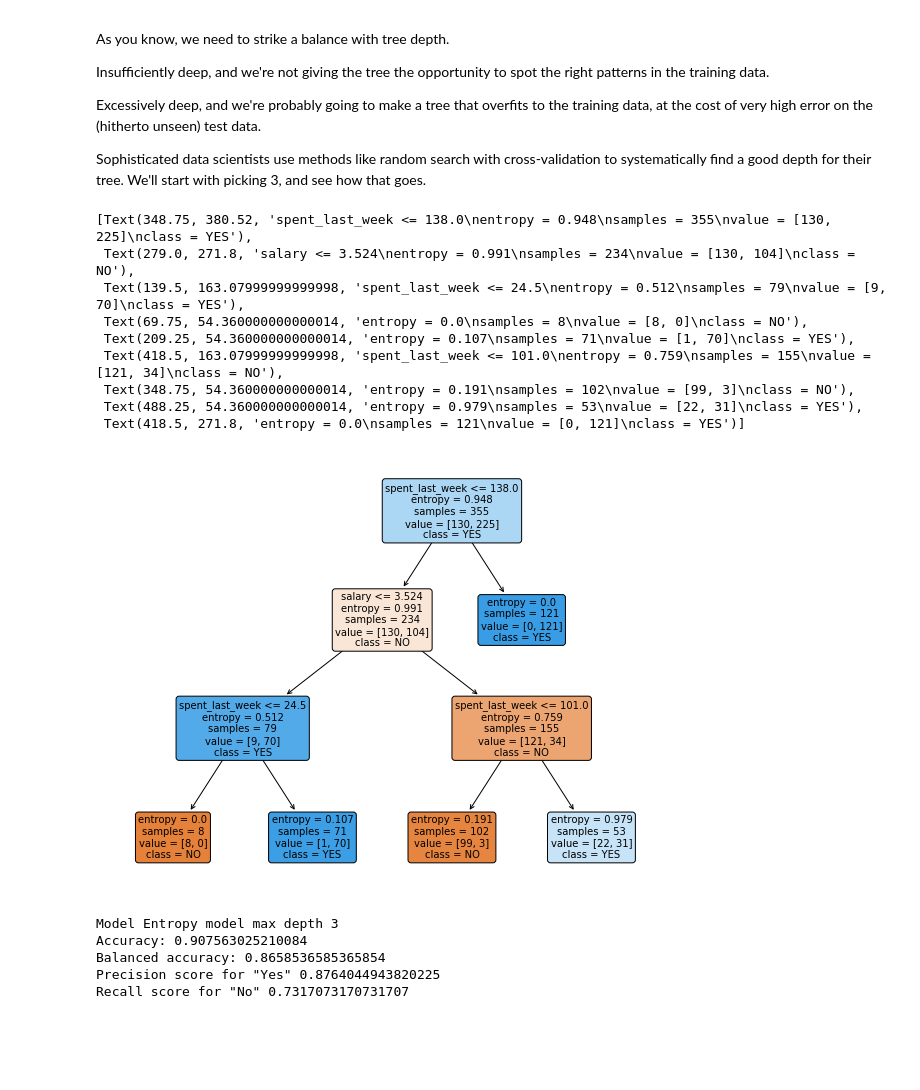
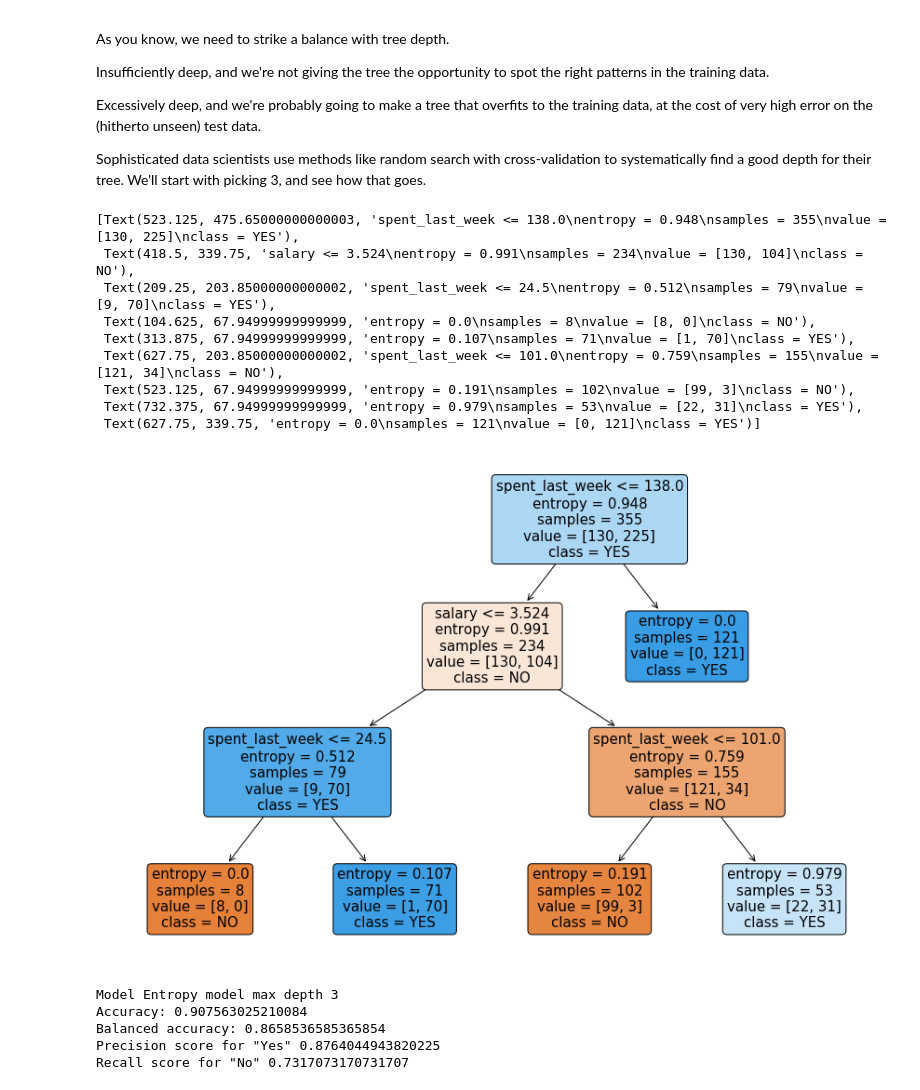
Before and after one commit to annadouv88/Springboard, a Jupyter notebook: Decision Tree Specialty Coffee Case Study.ipynb, the cells around one changed output. Saved outputs shown, nothing was run; the diff lists cells and outputs as text; code cells hidden in the pictures; blank space fills up the shorter version.

```diff
--- a/Decision Tree Specialty Coffee Case Study.ipynb
+++ b/Decision Tree Specialty Coffee Case Study.ipynb
@@ -519,19 +509,19 @@ y_pred_entr2 = entr_model2.predict(X_test)
 y_pred_entr2 = pd.Series(y_pred_entr2)
 # %%
 # As before, we need to visualize the tree to grasp its nature
-plt.figure(figsize=(10,8))
+plt.figure(figsize=(15,10))
 tree.plot_tree(entr_model2, feature_names = features, class_names = entr_model.classes_, filled=True, rounded=True)
 # %% [output]
-[Text(348.75, 380.52, 'spent_last_week <= 138.0\nentropy = 0.948\nsamples = 355\nvalue = [130, 225]\nclass = YES'),
- Text(279.0, 271.8, 'salary <= 3.524\nentropy = 0.991\nsamples = 234\nvalue = [130, 104]\nclass = NO'),
- Text(139.5, 163.07999999999998, 'spent_last_week <= 24.5\nentropy = 0.512\nsamples = 79\nvalue = [9, 70]\nclass = YES'),
- Text(69.75, 54.360000000000014, 'entropy = 0.0\nsamples = 8\nvalue = [8, 0]\nclass = NO'),
- Text(209.25, 54.360000000000014, 'entropy = 0.107\nsamples = 71\nvalue = [1, 70]\nclass = YES'),
- Text(418.5, 163.07999999999998, 'spent_last_week <= 101.0\nentropy = 0.759\nsamples = 155\nvalue = [121, 34]\nclass = NO'),
- Text(348.75, 54.360000000000014, 'entropy = 0.191\nsamples = 102\nvalue = [99, 3]\nclass = NO'),
- Text(488.25, 54.360000000000014, 'entropy = 0.979\nsamples = 53\nvalue = [22, 31]\nclass = YES'),
- Text(418.5, 271.8, 'entropy = 0.0\nsamples = 121\nvalue = [0, 121]\nclass = YES')]
+[Text(523.125, 475.65000000000003, 'spent_last_week <= 138.0\nentropy = 0.948\nsamples = 355\nvalue = [130, 225]\nclass = YES'),
+ Text(418.5, 339.75, 'salary <= 3.524\nentropy = 0.991\nsamples = 234\nvalue = [130, 104]\nclass = NO'),
+ Text(209.25, 203.85000000000002, 'spent_last_week <= 24.5\nentropy = 0.512\nsamples = 79\nvalue = [9, 70]\nclass = YES'),
+ Text(104.625, 67.94999999999999, 'entropy = 0.0\nsamples = 8\nvalue = [8, 0]\nclass = NO'),
+ Text(313.875, 67.94999999999999, 'entropy = 0.107\nsamples = 71\nvalue = [1, 70]\nclass = YES'),
+ Text(627.75, 203.85000000000002, 'spent_last_week <= 101.0\nentropy = 0.759\nsamples = 155\nvalue = [121, 34]\nclass = NO'),
+ Text(523.125, 67.94999999999999, 'entropy = 0.191\nsamples = 102\nvalue = [99, 3]\nclass = NO'),
+ Text(732.375, 67.94999999999999, 'entropy = 0.979\nsamples = 53\nvalue = [22, 31]\nclass = YES'),
+ Text(627.75, 339.75, 'entropy = 0.0\nsamples = 121\nvalue = [0, 121]\nclass = YES')]
-[figure, old version]
+[figure, new version]
 # %%
 # Run this block for model evaluation
 print("Model Entropy model max depth 3")
```
Also changed, not shown: parts of 13 cells of this notebook.
